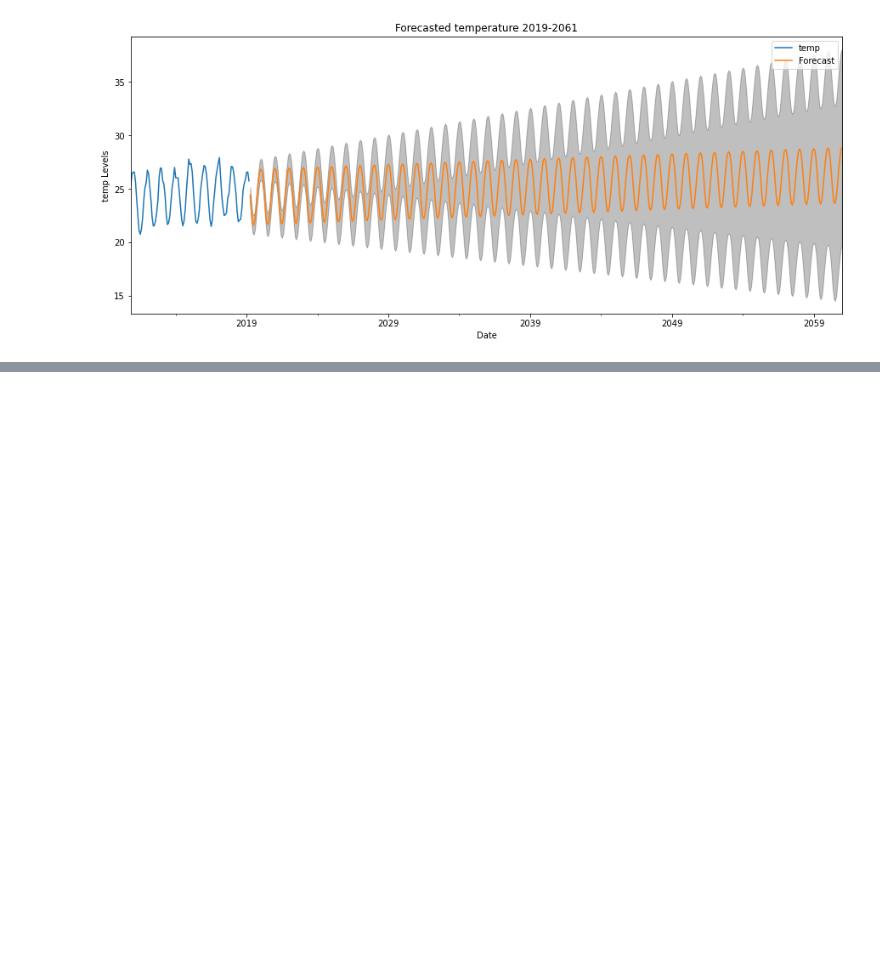
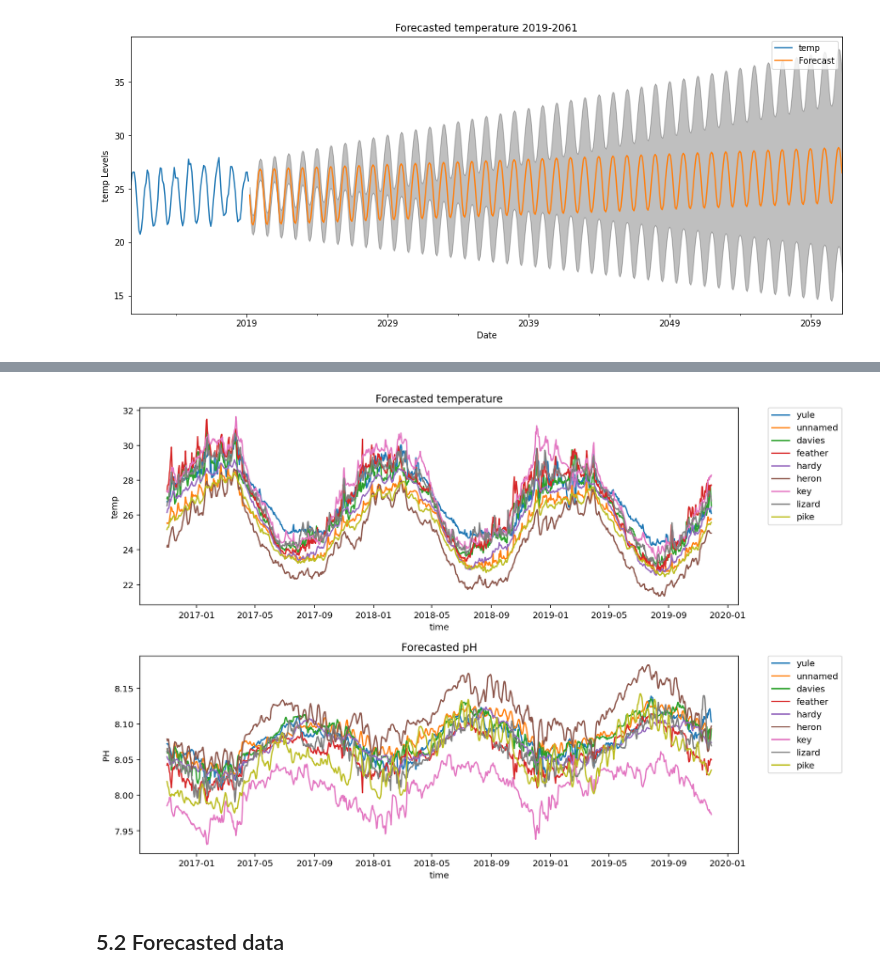
Before and after one commit to Chris-Cooney/Net-Reef-Calcification-Prediction, a Jupyter notebook: 2. Historical data and 2061 forecast.ipynb, the cells around one changed output, grey strips where cells are left out. Cells and saved outputs as stored; diff of their text form; code cells hidden in the pictures; blank space fills up the shorter version.

```diff
--- a/2. Historical data and 2061 forecast.ipynb
+++ b/2. Historical data and 2061 forecast.ipynb
@@ -1217,0 +1211,34 @@ info
+# %%
+combined = pd.concat([yule.assign(dataset='yule'), unnamed.assign(dataset='unnamed'),
+                      davies.assign(dataset='davies'),feather.assign(dataset='feather'),
+                     hardy.assign(dataset='hardy'),heron.assign(dataset='heron'),key.assign(dataset='key'),
+                     lizard.assign(dataset='lizard'), pike.assign(dataset='pike')])
+
+
+combined = combined.reset_index()
+# %%
+plt.figure(figsize=(12, 8))
+
+plt.subplot(2, 1, 1)
+sns.lineplot(x='time', y='temp', data=combined,
+                hue='dataset', ci=None)
+
+plt.legend(bbox_to_anchor=(1.05, 1), loc=2, borderaxespad=0.)
+plt.title('Forecasted temperature')
+# plt.show()
+
+plt.subplot(2, 1, 2)
+sns.lineplot(x='time', y='PH', data=combined,
+                hue='dataset', ci=None)
+
+plt.legend(bbox_to_anchor=(1.05, 1), loc=2, borderaxespad=0.)
+plt.title('Forecasted pH')
+
+# plt.show()
+
+plt.tight_layout()
+plt.savefig('reef-param.png', dpi=200)
+# %% [output]
+[figure, added]
+# %% [markdown]
+## 5.2 Forecasted data
```
Also changed, not shown: parts of 32 cells of this notebook, 2 other files.
